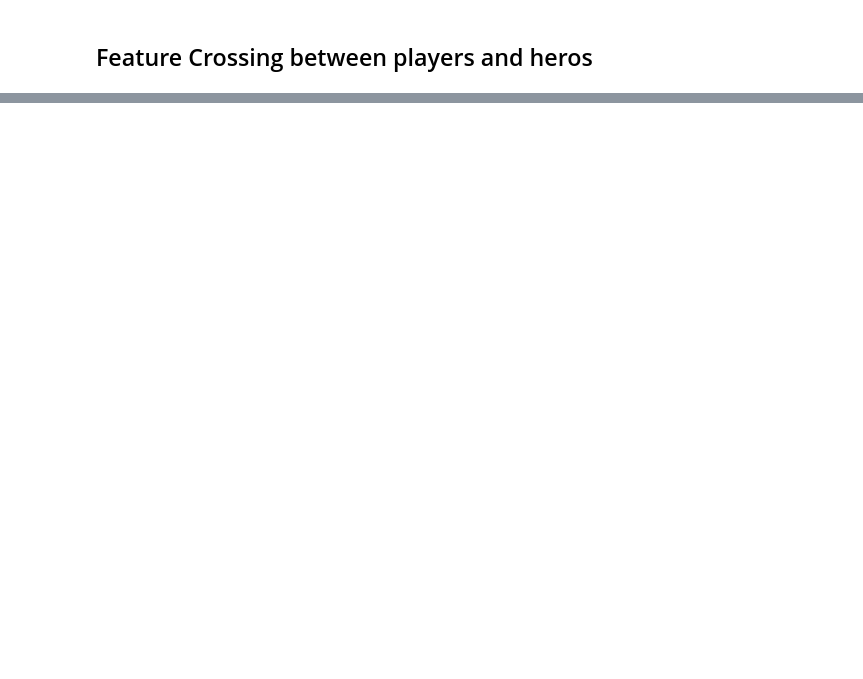
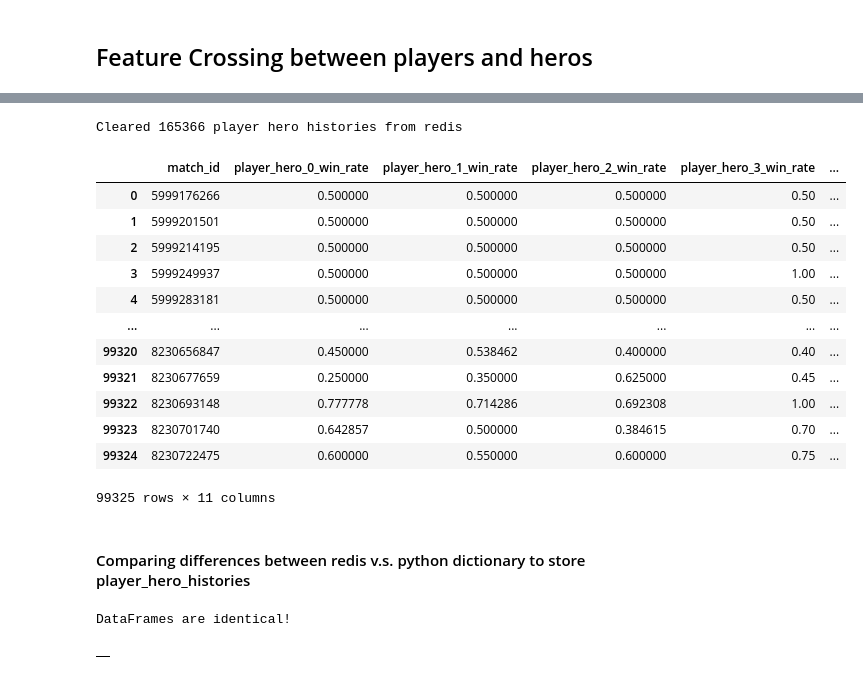
Before and after one commit to Haochen92/dota2pred, a Jupyter notebook: backend/notebooks/features/feature_engineering.ipynb, the cells around one changed output, grey strips where cells are left out. Saved outputs shown, nothing was run; the diff lists cells and outputs as text; code cells hidden in the pictures; blank space fills up the shorter version.

```diff
--- a/backend/notebooks/features/feature_engineering.ipynb
+++ b/backend/notebooks/features/feature_engineering.ipynb
@@ -17,6 +17,10 @@ from src.pipeline.preprocessing import preprocess_df
 import pandas as pd
 pd.set_option("display.max_columns", 100)
 pd.set_option('display.max_rows', 50)
+# %%
+from src.redis.redis_client import RedisClient
+
+r = RedisClient.get_instance()
 # %%
 engine = get_engine()
 # %%
@@ -239,7 +282,3 @@ DRAFT_COLS = [
     '0_hero_id', '1_hero_id', '2_hero_id', '3_hero_id', '4_hero_id',
     '128_hero_id', '129_hero_id', '130_hero_id', '131_hero_id', '132_hero_id'
 ]
-# %%
-# 1. Add error handling for hero mapping
-df[DRAFT_COLS] = df[DRAFT_COLS].map(lambda x: hero_dict.get(x, "unknown_hero"))
-df[DRAFT_COLS]
@@ -492,0 +462,27 @@ store_player_hero_features(engine, player_hero_features)
+# %%
+from src.pipeline.features.player_hero_features import PlayerHeroFeatures
+
+obj = PlayerHeroFeatures(r, engine, 20)
+obj.clear_history_cache()
+output = obj.create_player_hero_features(df)
+output_df = pd.DataFrame(output)
+# %% [output]
+Cleared 165366 player hero histories from redis
+# %%
+output_df
+# %% [output]
+|  | match_id | player_hero_0_win_rate | player_hero_1_win_rate | player_hero_2_win_rate | player_hero_3_win_rate | ... |
+| 0 | 5999176266 | 0.500000 | 0.500000 | 0.500000 | 0.50 | ... |
+| 1 | 5999201501 | 0.500000 | 0.500000 | 0.500000 | 0.50 | ... |
+| 2 | 5999214195 | 0.500000 | 0.500000 | 0.500000 | 0.50 | ... |
+| 3 | 5999249937 | 0.500000 | 0.500000 | 0.500000 | 1.00 | ... |
+| 4 | 5999283181 | 0.500000 | 0.500000 | 0.500000 | 0.50 | ... |
+| ... | ... | ... | ... | ... | ... | ... |
+| 99320 | 8230656847 | 0.450000 | 0.538462 | 0.400000 | 0.40 | ... |
+| 99321 | 8230677659 | 0.250000 | 0.350000 | 0.625000 | 0.45 | ... |
+| 99322 | 8230693148 | 0.777778 | 0.714286 | 0.692308 | 1.00 | ... |
+| 99323 | 8230701740 | 0.642857 | 0.500000 | 0.384615 | 0.70 | ... |
+| 99324 | 8230722475 | 0.600000 | 0.550000 | 0.600000 | 0.75 | ... |
+99325 rows × 11 columns
+# %% [markdown]
+#### Comparing differences between redis v.s. python dictionary to store player_hero_histories
@@ -492,0 +542,7 @@ store_player_hero_features(engine, player_hero_features)
+# %%
+
+differences_df = get_dataframe_differences(output_df, df_results, "output_df", "df_results")
+differences_df
+# %% [output]
+DataFrames are identical!
+|  |
```
Also changed, not shown: parts of 36 cells of this notebook, 2 other files.
